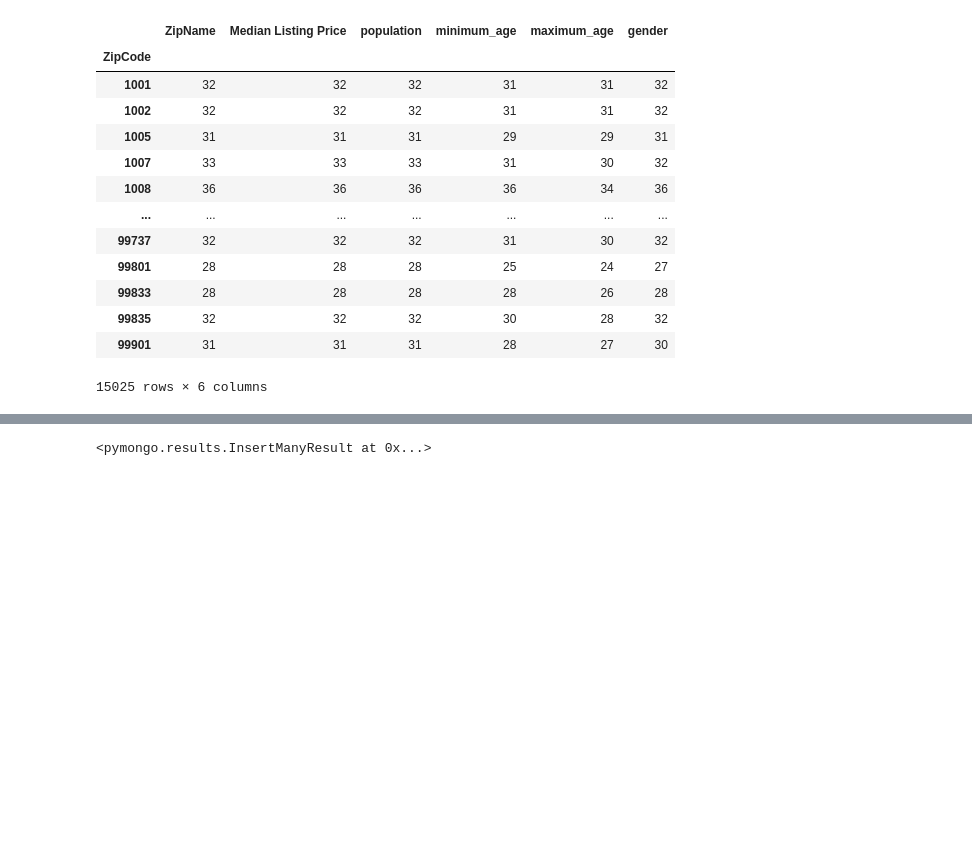
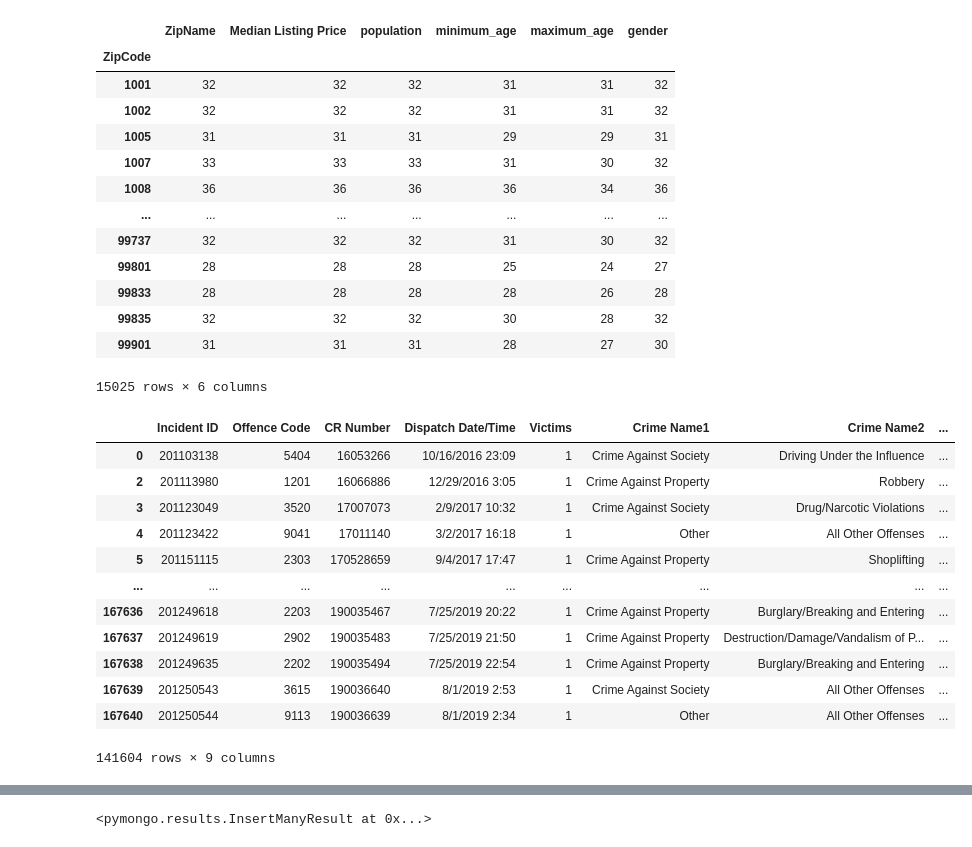
Before and after one commit to bglaudesc/ETL_project, a Jupyter notebook: ETL_project.ipynb, the cells around one changed output, grey strips where cells are left out. Cells and saved outputs as stored; diff of their text form; code cells hidden in the pictures; blank space fills up the shorter version.

```diff
--- a/ETL_project.ipynb
+++ b/ETL_project.ipynb
@@ -109,3 +109,27 @@ merged_df.groupby("ZipCode").count()
 | 99835 | 32 | 32 | 32 | 30 | 28 | 32 |
 | 99901 | 31 | 31 | 31 | 28 | 27 | 30 |
 15025 rows × 6 columns
+# %%
+#maryland
+maryland = pd.read_csv("resources/montgomery-county-of-maryland.csv")
+maryland
+#pop_df = Population.drop(columns=["geo_id"]).rename(columns={"zipcode":"ZipCode"})
+maryland_crime_df = maryland[["Incident ID", "Offence Code", "CR Number", "Dispatch Date/Time",
+                              "Victims", "Crime Name1", "Crime Name2",
+                              "Crime Name3","Zip Code"]].copy().rename(columns={"Zip Code":"ZipCode"}).dropna()
+maryland_crime_df["ZipCode"]=maryland_crime_df["ZipCode"].map(lambda x:int(x))
+maryland_crime_df
+# %% [output]
+|  | Incident ID | Offence Code | CR Number | Dispatch Date/Time | Victims | Crime Name1 | Crime Name2 | ... |
+| 0 | 201103138 | 5404 | 16053266 | 10/16/2016 23:09 | 1 | Crime Against Society | Driving Under the Influence | ... |
+| 2 | 201113980 | 1201 | 16066886 | 12/29/2016 3:05 | 1 | Crime Against Property | Robbery | ... |
+| 3 | 201123049 | 3520 | 17007073 | 2/9/2017 10:32 | 1 | Crime Against Society | Drug/Narcotic Violations | ... |
+| 4 | 201123422 | 9041 | 17011140 | 3/2/2017 16:18 | 1 | Other | All Other Offenses | ... |
+| 5 | 201151115 | 2303 | 170528659 | 9/4/2017 17:47 | 1 | Crime Against Property | Shoplifting | ... |
+| ... | ... | ... | ... | ... | ... | ... | ... | ... |
+| 167636 | 201249618 | 2203 | 190035467 | 7/25/2019 20:22 | 1 | Crime Against Property | Burglary/Breaking and Entering | ... |
+| 167637 | 201249619 | 2902 | 190035483 | 7/25/2019 21:50 | 1 | Crime Against Property | Destruction/Damage/Vandalism of P... | ... |
+| 167638 | 201249635 | 2202 | 190035494 | 7/25/2019 22:54 | 1 | Crime Against Property | Burglary/Breaking and Entering | ... |
+| 167639 | 201250543 | 3615 | 190036640 | 8/1/2019 2:53 | 1 | Crime Against Society | All Other Offenses | ... |
+| 167640 | 201250544 | 9113 | 190036639 | 8/1/2019 2:34 | 1 | Other | All Other Offenses | ... |
+141604 rows × 9 columns
```
Also changed, not shown: parts of 4 cells of this notebook, 1 other file.
